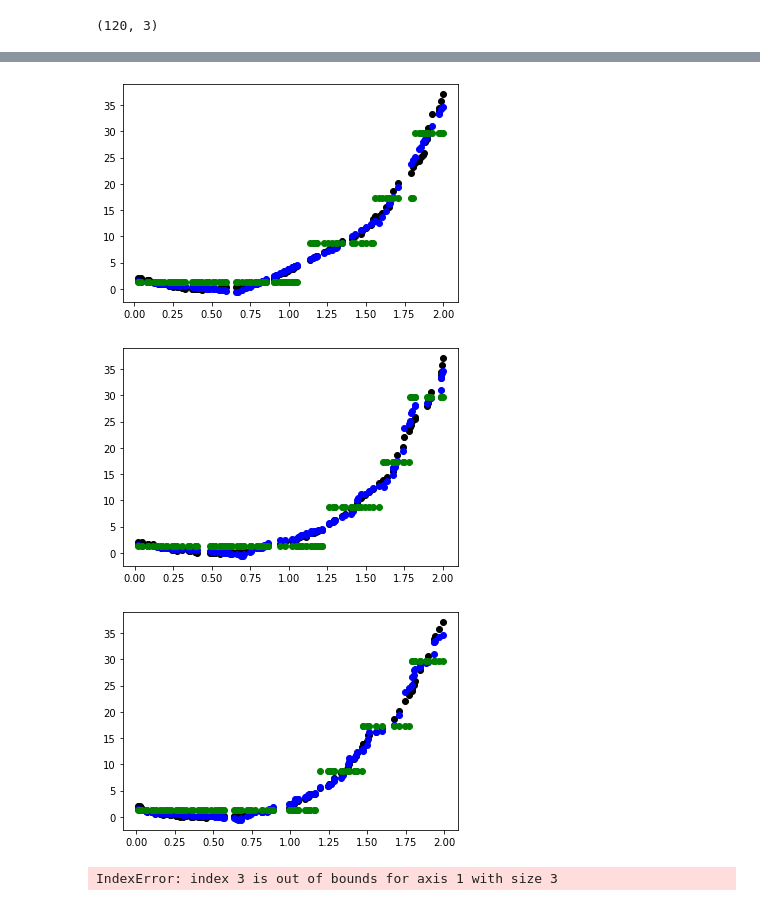
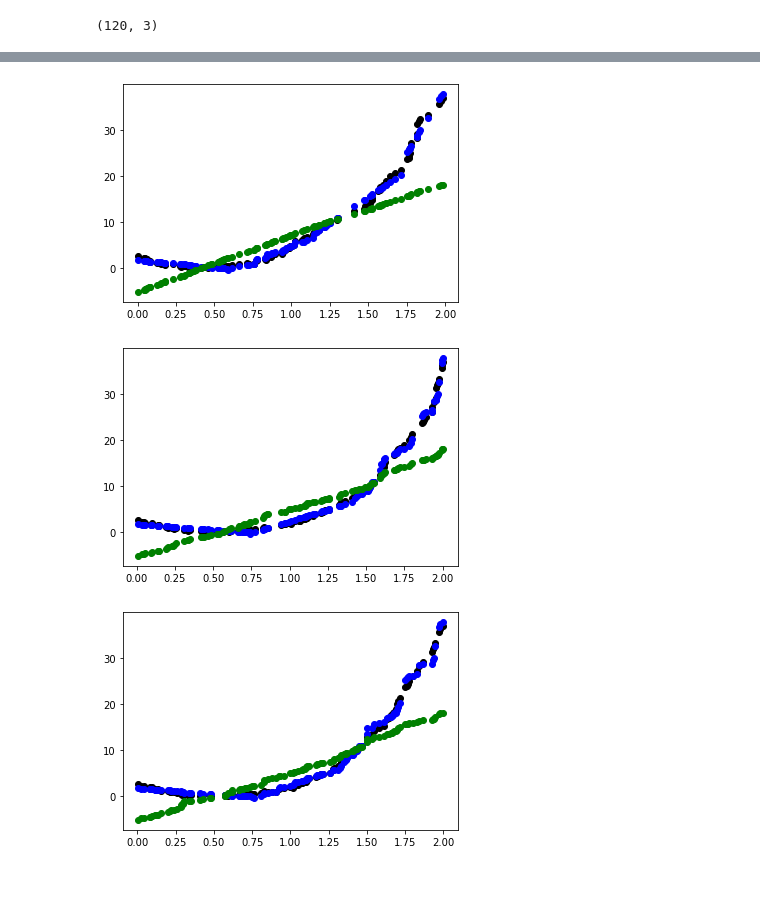
Before and after one commit to Nihal2000/sklearn-dev-0.0, a Jupyter notebook: test_0.0.ipynb, the cells around one changed output, grey strips where cells are left out. Drawn from its saved outputs; the diff is of its cells as text; code cells hidden in the pictures.

```diff
--- a/test_0.0.ipynb
+++ b/test_0.0.ipynb
@@ -90,12 +73,11 @@ Mean squared error: 4.41
 # %%
-for i in range(X_train.shape[0]):
+for i in range(X_train.shape[1]):
     plt.scatter(X_train[:, i], y_train,  color='black')
     plt.scatter(X_train[:, i], reg1.predict(X_train),  color='blue')
-    plt.scatter(X_train[:, i], reg5.predict(X_train),  color='green')
+    plt.scatter(X_train[:, i], reg4.predict(X_train),  color='green')
     plt.show()
 # %% [output]
-[figure, old version]
+[figure, new version]
-[figure, old version]
+[figure, new version]
-[figure, old version]
+[figure, new version]
-IndexError: index 3 is out of bounds for axis 1 with size 3
 # %%
```
Also changed, not shown: parts of 3 cells of this notebook, 3 other files.
